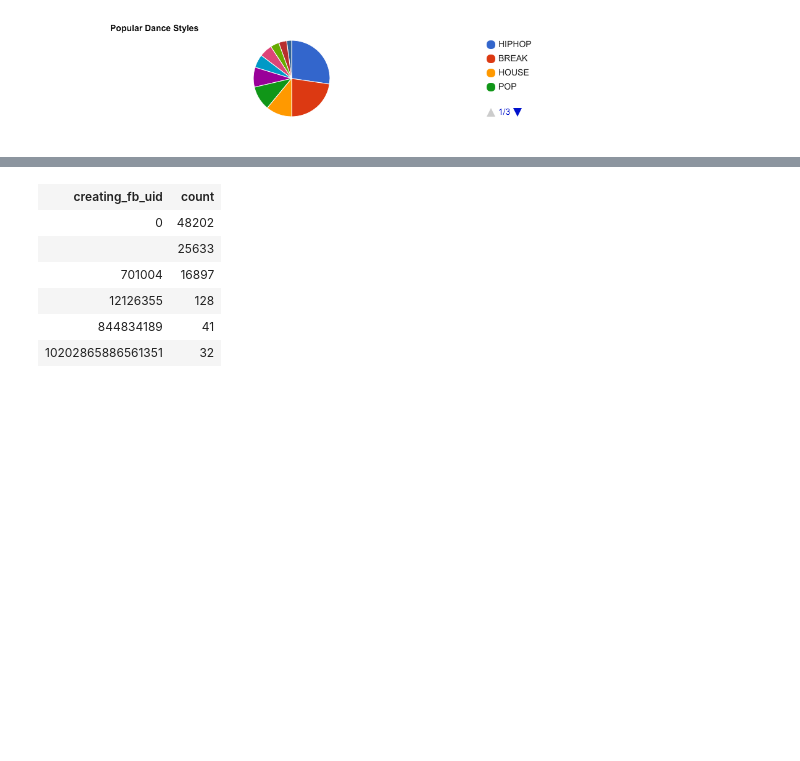
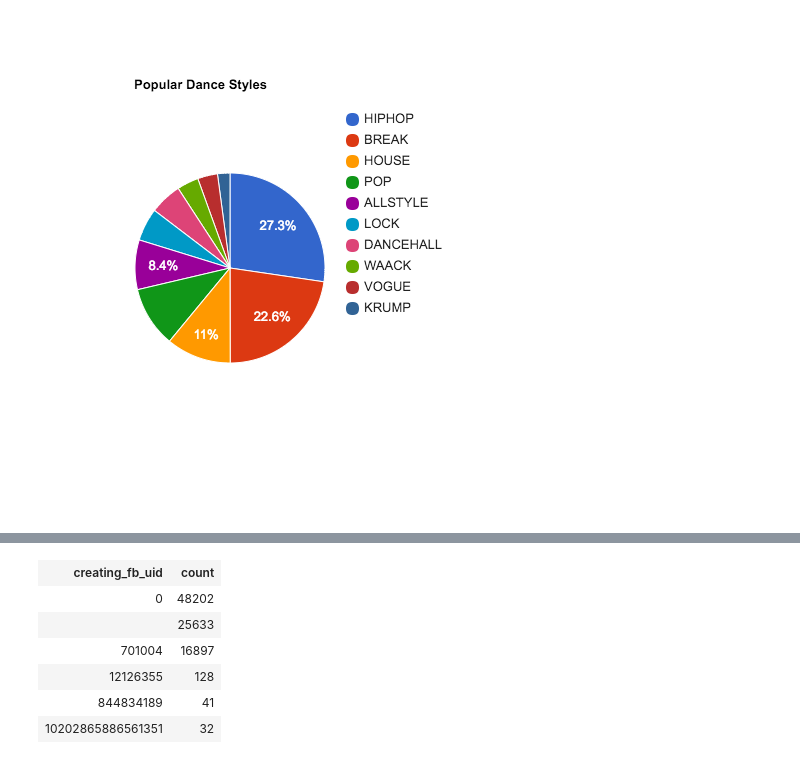
Before and after one commit to mikelambert/DanceDeets, a Jupyter notebook: Untitled Notebook.ipynb, the cells around one changed output, grey strips where cells are left out. Drawn from its saved outputs; the diff is of its cells as text; code cells hidden in the pictures; blank space fills up the shorter version.

```diff
--- a/Untitled Notebook.ipynb
+++ b/Untitled Notebook.ipynb
@@ -29,7 +36,8 @@ LIMIT 10
 # %%
 %%chart pie --fields auto_categories,count --data styles
 title: "Popular Dance Styles"
-pieSliceText: "label"
+width: 500
+height: 500
 # %% [output]
 [interactive output not drawn]
-[figure, old version]
+[figure, new version]
```
Also changed, not shown: parts of 2 cells of this notebook.
